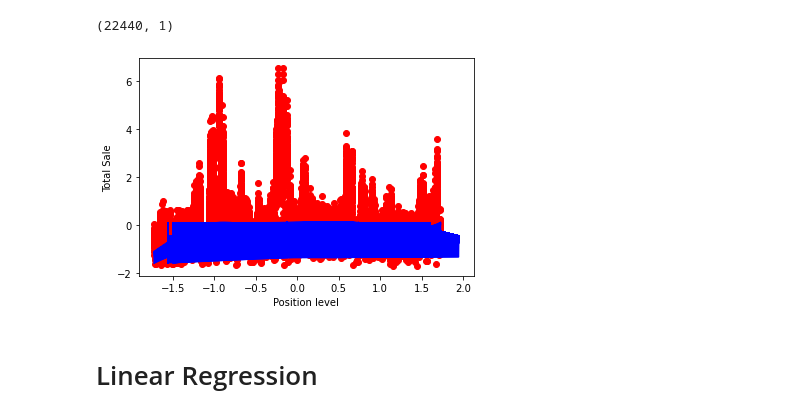
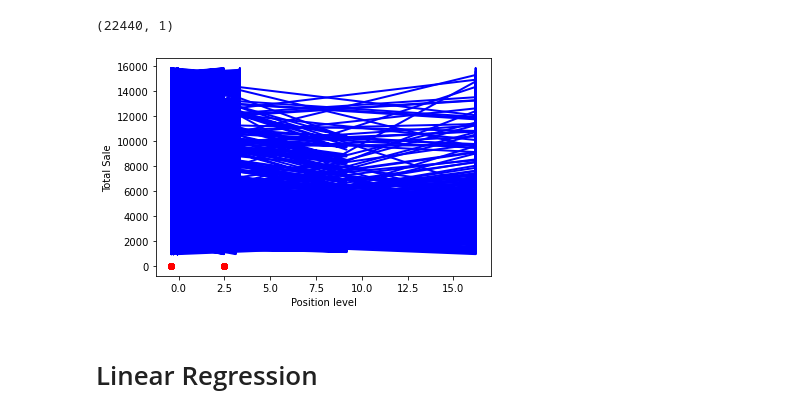
Before and after one commit to SadiaAlamChy/HDA-Tech-Learning, a Jupyter notebook: notebook/Apply_ML_Algorithm/SVM_Regression_Ecom_data.ipynb, the cells around one changed output. Drawn from its saved outputs; the diff is of its cells as text; code cells hidden in the pictures.

```diff
--- a/notebook/Apply_ML_Algorithm/SVM_Regression_Ecom_data.ipynb
+++ b/notebook/Apply_ML_Algorithm/SVM_Regression_Ecom_data.ipynb
@@ -219,0 +265,4 @@ SVR()
+# %%
+sc = StandardScaler()
+X = sc.fit_transform(x)
+X
@@ -219,0 +283,7 @@ SVR()
+# %%
+# y_reshape = y.reshape(-1,1)
+# Y = sc.fit_transform(y.values.reshape(-1,1))
+# Y
+
+Y = sc.fit_transform(pd.DataFrame(y))
+Y
@@ -219,0 +298,5 @@ SVR()
+# %%
+model_SVR = SVR(kernel = 'rbf')
+model_SVR.fit(X, Y.ravel())
+
+# model_SVR.fit(X, Y.ravel())
@@ -229,7 +346,3 @@ y_pred = sc.inverse_transform(y_pred)
 y_pred
 # %% [output]
 array([2503.81949544])
-# %%
-y_pred = regressor.predict(X)
-y_pred = sc.inverse_transform(y_pred)
-y_pred
@@ -275,13 +356,14 @@ Y.shape
 (22440, 1)
 # %%
 # Visualising the SVR results
+y_test y_predict
+plt.plot(X, y_pred, lw=2, color = 'blue')
 plt.scatter(X[:,0], Y, color = 'red')
-plt.plot(X, regressor.predict(X), color = 'blue')
 plt.xlabel('Position level')
 plt.ylabel('Total Sale')
 plt.show()
 # %% [output]
-[figure, old version]
+[figure, new version]
 # %%
 X_grid = np.arange(min(X), max(X), 0.01) #this step required because data is feature scaled.
 X_grid = X_grid.reshape((len(X_grid), 1))
```
Also changed, not shown: parts of 40 cells of this notebook, 24 other files.
